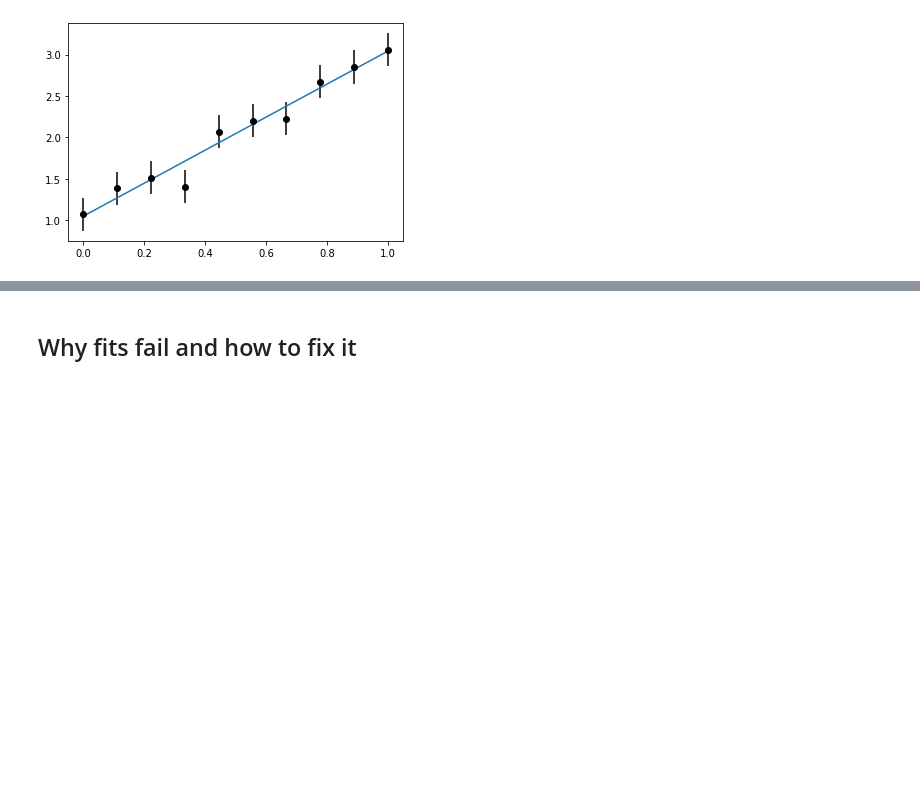
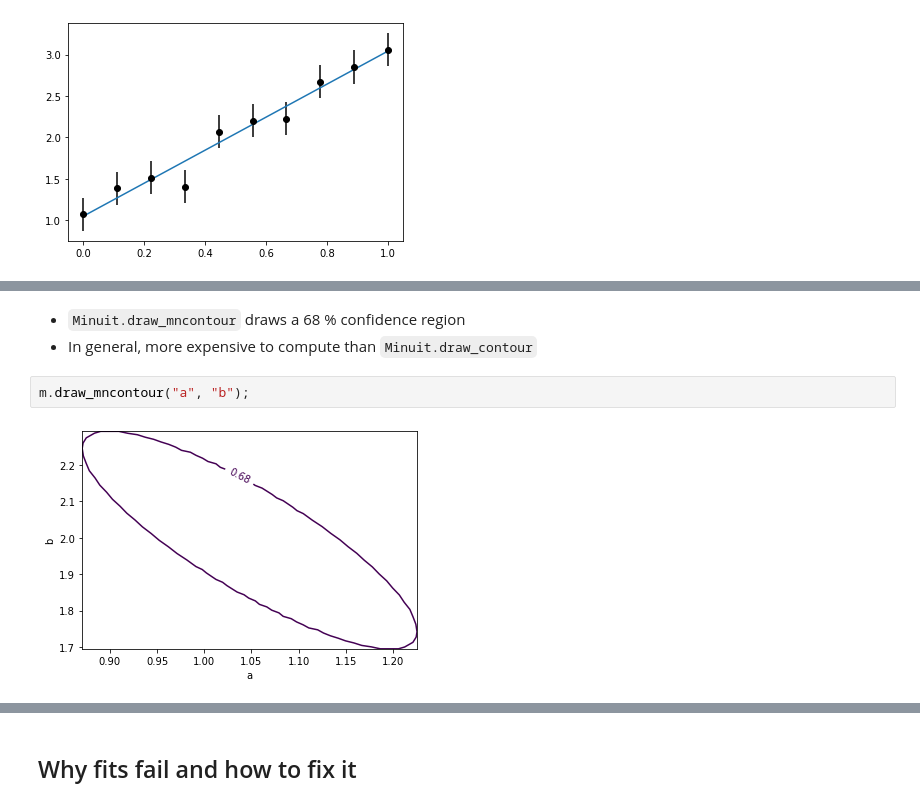
Before and after one commit to HDembinski/PyHEP-2022-iminuit, a Jupyter notebook: iminuit.ipynb, the cells around one changed output, grey strips where cells are left out. Drawn from its saved outputs; the diff is of its cells as text; blank space fills up the shorter version.

```diff
--- a/iminuit.ipynb
+++ b/iminuit.ipynb
@@ -202,0 +226,7 @@ lsq.visualize(m.values)
+# %% [markdown]
+* `Minuit.draw_mncontour` draws a 68 % confidence region
+* In general, more expensive to compute than `Minuit.draw_contour`
+# %%
+m.draw_mncontour("a", "b");
+# %% [output]
+[figure, added]
```
Also changed, not shown: parts of 43 cells of this notebook.
